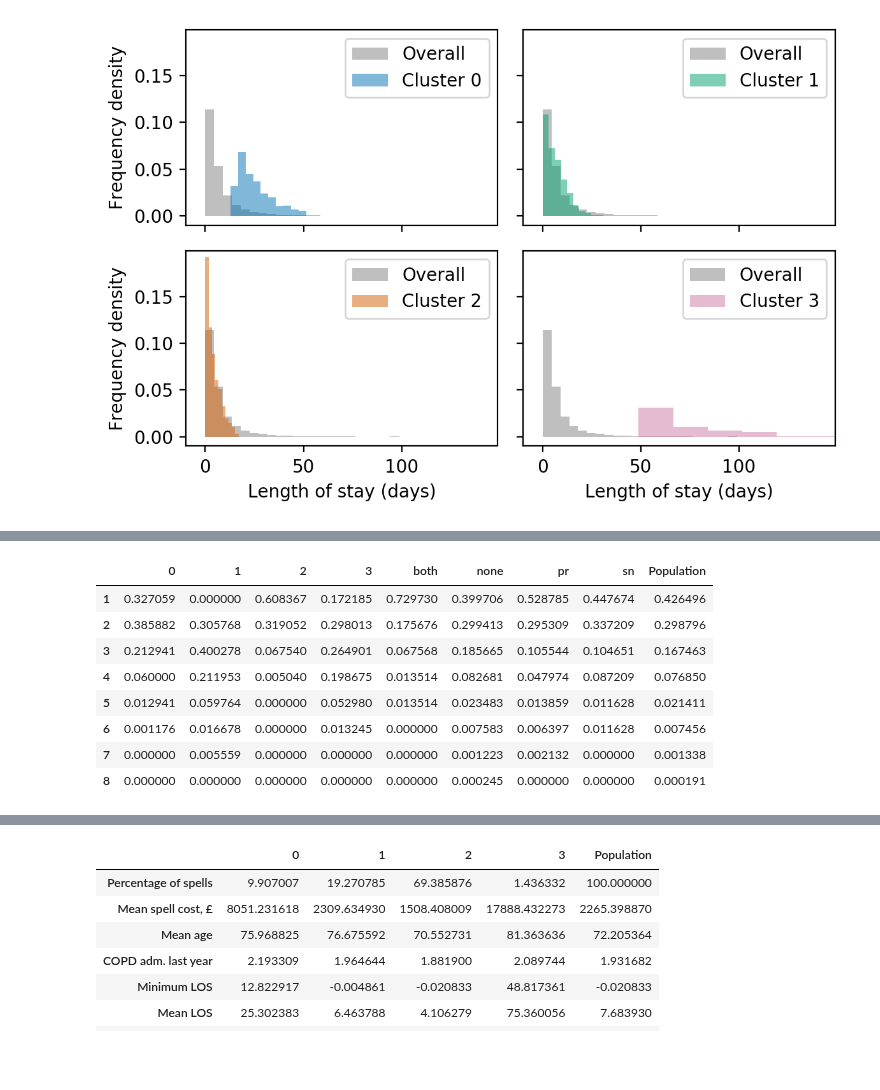
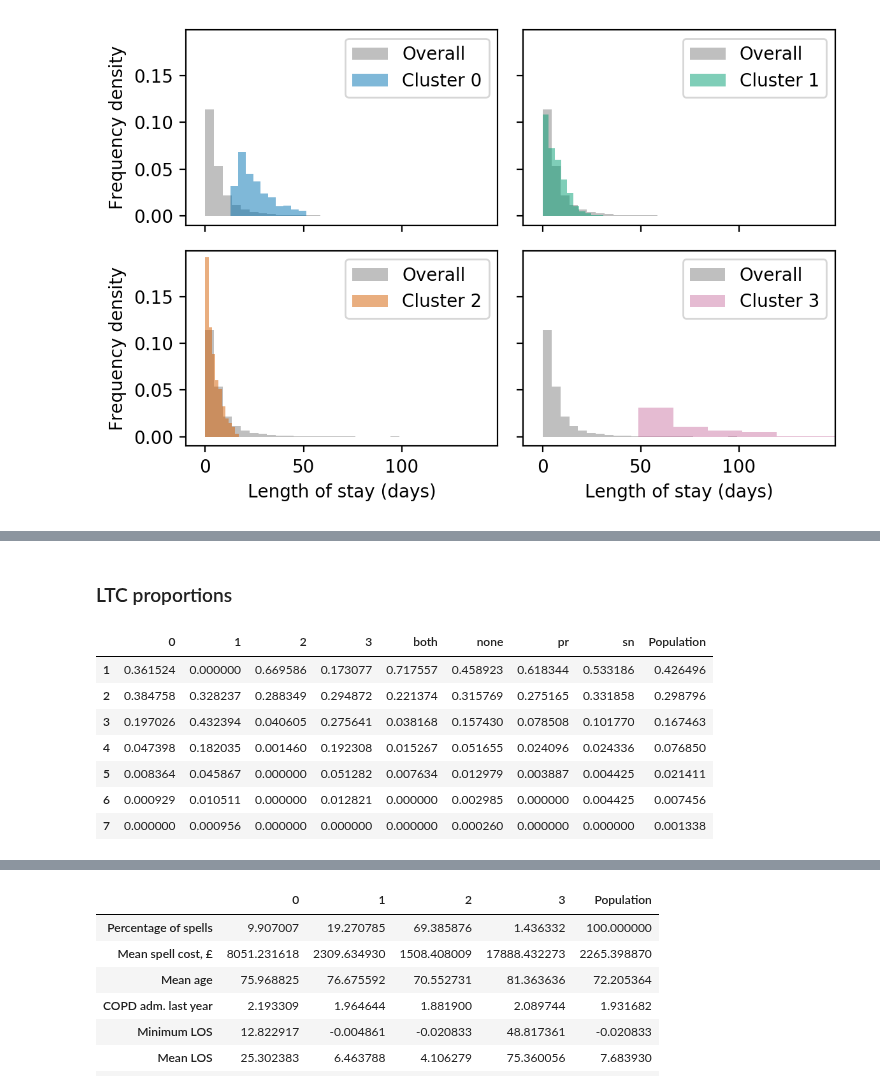
Before and after one commit to daffidwilde/copd-paper, a Jupyter notebook: nbs/clusters.ipynb, the cells around one changed output, grey strips where cells are left out. Cells and saved outputs as stored; diff of their text form; code cells hidden in the pictures; blank space fills up the shorter version.

```diff
--- a/nbs/clusters.ipynb
+++ b/nbs/clusters.ipynb
@@ -12,6 +12,8 @@ colours
 # %% [output]
 ['#0072B2', '#009E73', '#D55E00', '#CC79A7', '#F0E442', '#56B4E9']
 # %%
+intervention_labels = {"none": "None", "both": "Both", "pr": "PR", "sn": "SN"}
+
 codes = [
     "infectious",
     "neoplasms",
@@ -246,34 +234,35 @@ for col in [
+# %% [markdown]
+### LTC proportions
 # %%
 dfs = []
 for cluster, values in copd.groupby(
-    ["cluster", "patient_id"]
+    ["cluster", "spell_id"]
 )[conditions].max().astype(bool).sum(axis=1).reset_index().groupby("cluster")[0]:
     proportions = values.value_counts(normalize=True).sort_index()
     dfs.append(pd.DataFrame(data=proportions.values, index=proportions.index, columns=[cluster]))
 
 for intervention, values in copd.groupby(
-    ["intervention", "patient_id"]
+    ["intervention", "spell_id"]
 )[conditions].max().astype(bool).sum(axis=1).reset_index().groupby("intervention")[0]:
     proportions = values.value_counts(normalize=True).sort_index()
     dfs.append(pd.DataFrame(data=proportions.values, index=proportions.index, columns=[intervention]))
 
 ltcs_proportions = pd.concat(dfs, axis=1).fillna(0)
 
 values = copd.groupby("patient_id")[conditions].max().astype(bool).sum(axis=1)
 proportions = values.value_counts(normalize=True)
 
 ltcs_proportions["Population"] = proportions
 ltcs_proportions
 # %% [output]
 |  | 0 | 1 | 2 | 3 | both | none | pr | sn | Population |
-| 1 | 0.327059 | 0.000000 | 0.608367 | 0.172185 | 0.729730 | 0.399706 | 0.528785 | 0.447674 | 0.426496 |
-| 2 | 0.385882 | 0.305768 | 0.319052 | 0.298013 | 0.175676 | 0.299413 | 0.295309 | 0.337209 | 0.298796 |
-| 3 | 0.212941 | 0.400278 | 0.067540 | 0.264901 | 0.067568 | 0.185665 | 0.105544 | 0.104651 | 0.167463 |
-| 4 | 0.060000 | 0.211953 | 0.005040 | 0.198675 | 0.013514 | 0.082681 | 0.047974 | 0.087209 | 0.076850 |
-| 5 | 0.012941 | 0.059764 | 0.000000 | 0.052980 | 0.013514 | 0.023483 | 0.013859 | 0.011628 | 0.021411 |
-| 6 | 0.001176 | 0.016678 | 0.000000 | 0.013245 | 0.000000 | 0.007583 | 0.006397 | 0.011628 | 0.007456 |
-| 7 | 0.000000 | 0.005559 | 0.000000 | 0.000000 | 0.000000 | 0.001223 | 0.002132 | 0.000000 | 0.001338 |
-| 8 | 0.000000 | 0.000000 | 0.000000 | 0.000000 | 0.000000 | 0.000245 | 0.000000 | 0.000000 | 0.000191 |
+| 1 | 0.361524 | 0.000000 | 0.669586 | 0.173077 | 0.717557 | 0.458923 | 0.618344 | 0.533186 | 0.426496 |
+| 2 | 0.384758 | 0.328237 | 0.288349 | 0.294872 | 0.221374 | 0.315769 | 0.275165 | 0.331858 | 0.298796 |
+| 3 | 0.197026 | 0.432394 | 0.040605 | 0.275641 | 0.038168 | 0.157430 | 0.078508 | 0.101770 | 0.167463 |
+| 4 | 0.047398 | 0.182035 | 0.001460 | 0.192308 | 0.015267 | 0.051655 | 0.024096 | 0.024336 | 0.076850 |
+| 5 | 0.008364 | 0.045867 | 0.000000 | 0.051282 | 0.007634 | 0.012979 | 0.003887 | 0.004425 | 0.021411 |
+| 6 | 0.000929 | 0.010511 | 0.000000 | 0.012821 | 0.000000 | 0.002985 | 0.000000 | 0.004425 | 0.007456 |
+| 7 | 0.000000 | 0.000956 | 0.000000 | 0.000000 | 0.000000 | 0.000260 | 0.000000 | 0.000000 | 0.001338 |
 # %%
 fig, ax = plt.subplots(dpi=200)
 
```
Also changed, not shown: parts of 10 cells of this notebook, 28 other files.
